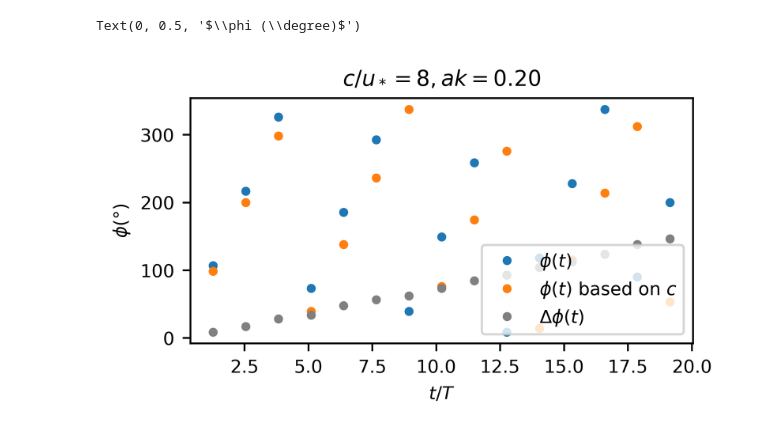
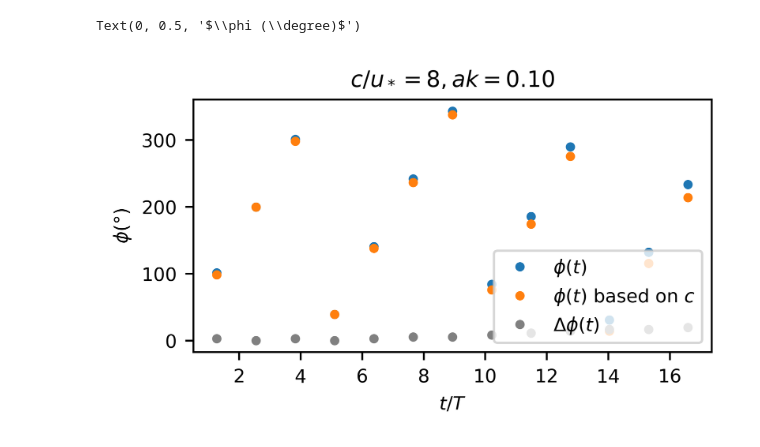
Before and after one commit to DeikeLab/jiarongw-postprocessing, a Jupyter notebook: jupyter_notebook/project_specific/turbulence/WaveCoherent.ipynb, the cells around one changed output. Saved outputs shown, nothing was run; the diff lists cells and outputs as text; code cells hidden in the pictures.

```diff
--- a/jupyter_notebook/project_specific/turbulence/WaveCoherent.ipynb
+++ b/jupyter_notebook/project_specific/turbulence/WaveCoherent.ipynb
@@ -78,12 +202,13 @@ for i in range(0,np.size(case.tsimu)):
 # %%
-""" Compare phase to theoretical phase speed """
+""" FIGURE: Compare phase to theoretical phase speed """
+case = case6
 plt.figure(figsize=[4,2])
 T = 2*np.pi/case.wave.omega
 plt.plot(np.array(case.phase['t'])/T, (np.array(case.phase['idx']) % 128)/128*360, '.', label=r'$\phi(t)$')
 plt.plot(np.array(case.phase['t'])/T, (np.array(case.phase['idx_theo']))/128*360, '.', label=r'$\phi(t)$ based on $c$')
 plt.plot(np.array(case.phase['t'])/T, ((np.array(case.phase['idx']) % 128 - np.array(case.phase['idx_theo'])) % 128)/128*360, '.', color='gray', label=r'$\Delta \phi(t)$')
 plt.legend(loc = 'lower right'); plt.title(r'$c/u_* = %.0f, ak = %.2f$' %(case.wave.c/case.ustar, case.ak))
 plt.xlabel(r'$t/T$'); plt.ylabel(r'$\phi (\degree)$')
 # %% [output]
 Text(0, 0.5, '$\\phi (\\degree)$')
-[figure, old version]
+[figure, new version]
```
Also changed, not shown: parts of 27 cells of this notebook, 24 other files.
